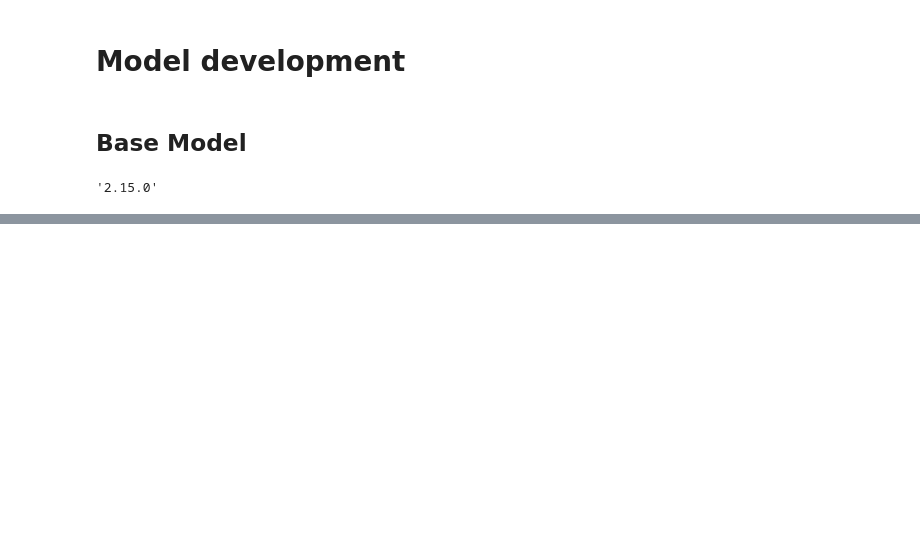
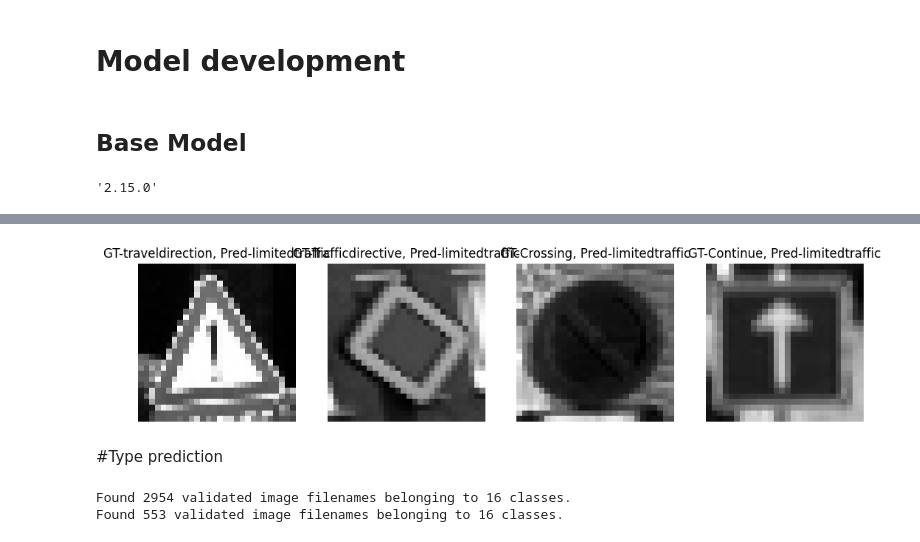
Before and after one commit to afrahhassan/afrahhassan, a Jupyter notebook: assignment2.ipynb, the cells around one changed output, grey strips where cells are left out. Saved outputs shown, nothing was run; the diff lists cells and outputs as text; code cells hidden in the pictures; blank space fills up the shorter version.

```diff
--- a/assignment2.ipynb
+++ b/assignment2.ipynb
@@ -368,0 +242,13 @@ def plot_learning_curve(train_loss, val_loss, train_metric, val_metric, metric_n
+# %%
+X_shape_train['encoded_class'] = X_shape_train['encoded_class'].astype('str')
+X_shape_val['encoded_class'] = X_shape_val['encoded_class'].astype('str')
+
+X_type_train['encoded_class'] = X_type_train['encoded_class'].astype('str')
+X_type_val['encoded_class'] = X_type_val['encoded_class'].astype('str')
+
+print("Shape of X_shape_train:", X_shape_train.shape)
+print("Shape of X_shape_val:", X_shape_val.shape)
+print("Shape of X_shape_test:", X_shape_test.shape)
+print("\nShape of X_type_train:", X_type_train.shape)
+print("Shape of X_type_val:", X_type_val.shape)
+print("Shape of X_type_test:", X_type_test.shape)
@@ -368,0 +337,58 @@ def plot_learning_curve(train_loss, val_loss, train_metric, val_metric, metric_n
+# %%
+label_names = {'Square' : 0, 'Round' : 1, 'Hex' : 2, 'Diamond' : 3, 'Tringle' : 4 }
+# %%
+import matplotlib.pyplot as plt
+import numpy as np
+
+d_inv = {v: k for k, v in label_names.items()}
+plt.figure(figsize=(16, 4))
+batches = 0
+
+for x, y in train_generator:
+    batches += 1
+    y_hat = model.predict(x, verbose=0)
+    x = np.squeeze(x[0])
+
+    if batches < 5:
+        plt.subplot(1, 5, batches)
+        plt.imshow(x, cmap='gray')
+        plt.title(f"GT-{d_inv[np.argmax(y[0])]}, Pred-{d_inv[np.argmax(y_hat[0])]}")
+        plt.axis('off')
+    else:
+        break
+
+plt.show()
+# %% [output]
+[figure, added]
+# %% [markdown]
+#Type prediction
+# %%
+
+# Type
+train_datagen = ImageDataGenerator(rescale=1./255, data_format='channels_last')
+val_datagen = ImageDataGenerator(rescale=1./255, data_format='channels_last')
+
+batch_size = 20
+
+train_generator = train_datagen.flow_from_dataframe(
+        dataframe=X_type_train,
+        directory='./dataType/train',
+        x_col="image_path",
+        y_col="encoded_class",
+        target_size=(28, 28),
+        color_mode='grayscale',
+        batch_size=batch_size,
+        class_mode='categorical')
+
+validation_generator = val_datagen.flow_from_dataframe(
+        dataframe=X_type_val,
+        directory='./dataType/validation',
+        x_col="image_path",
+        y_col="encoded_class",
+        target_size=(28, 28),
+        color_mode='grayscale',
+        batch_size=batch_size,
+        class_mode='categorical')
+# %% [output]
+Found 2954 validated image filenames belonging to 16 classes.
+Found 553 validated image filenames belonging to 16 classes.
```
Also changed, not shown: parts of 49 cells of this notebook.
